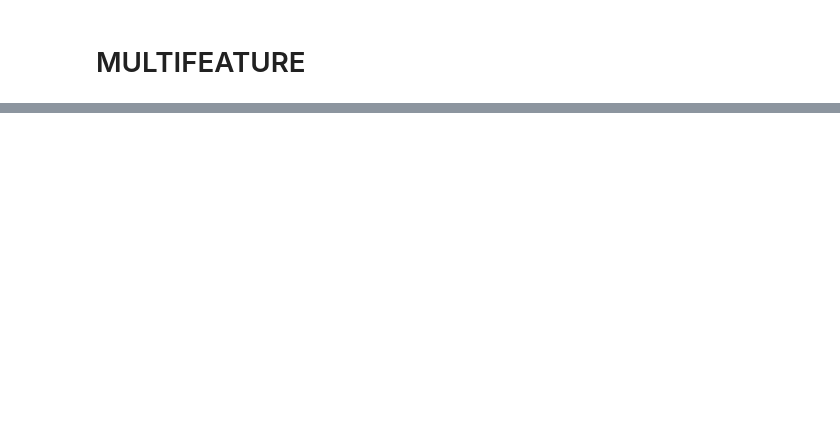
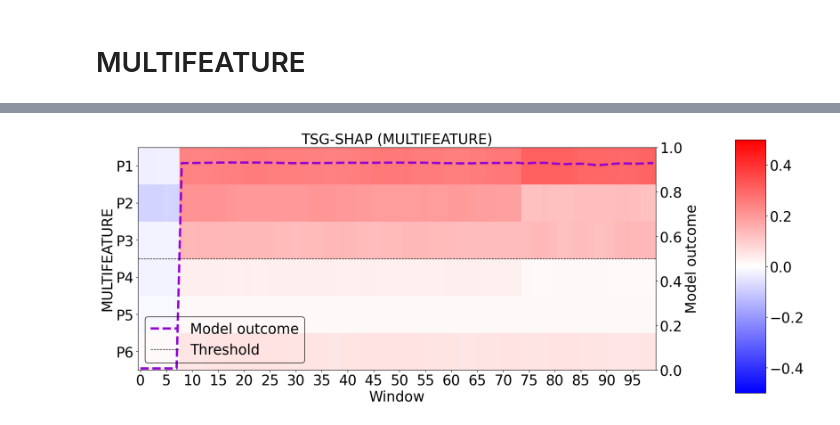
Before and after one commit to CyberDataLab/ShaTS, a Jupyter notebook: example.ipynb, the cells around one changed output, grey strips where cells are left out. Saved outputs shown, nothing was run; the diff lists cells and outputs as text; code cells hidden in the pictures; blank space fills up the shorter version.

```diff
--- a/example.ipynb
+++ b/example.ipynb
@@ -329,3 +302,23 @@ P602: [67, 68]
+# %%
+swat_process = [
+    # P1
+    [0, 1, 2, 3, 4],  # FIT101, LIT101, MV101, P101, P102
+
+    # P2
+    [5, 6, 7, 8, 9, 10, 11, 12, 13, 14],  # AIT201, AIT202, AIT203, FIT201, MV201, P201, P203, P204, P205, P206
+
+    # P3
+    [15, 16, 17, 18, 19, 20, 21, 22],  # DPIT301, FIT301, LIT301, MV301, MV302, MV303, MV304, P302
+
+    # P4
+    [23, 24, 25, 26, 27, 28, 29],  # AIT401, AIT402, FIT401, LIT401, P402, P403, UV401
+
+    # P5
+    [30, 31, 32, 33, 34, 35, 36, 37, 38, 39, 40, 41],  # AIT501, AIT502, AIT503, AIT504, FIT501, FIT502, FIT503, FIT504, P501, PIT501, PIT502, PIT503
+
+    # P6
+    [42,43]  # FIT601, p602
+]
 # %% [markdown]
 # TRAINING MODEL
 # %%
@@ -541,0 +546,13 @@ shapley_class.plot_tsgshap(shapley_values, test)
+# %%
+shapley_class = tsg_shap.TSG_SHAP(model,
+                               support ,
+                               classToExplain = 1,
+                               strategyGrouping=StrategyGrouping.MULTIFEATURE,
+                               customGroups=swat_process,
+                               nameGroups = ['P1', 'P2', 'P3', 'P4', 'P5', 'P6'])
+
+shapley_values = shapley_class.compute_tsgshap(test)
+
+shapley_class.plot_tsgshap(shapley_values, test)
+# %% [output]
+[figure, added]
```
Also changed, not shown: parts of 13 cells of this notebook, 1 other file.
